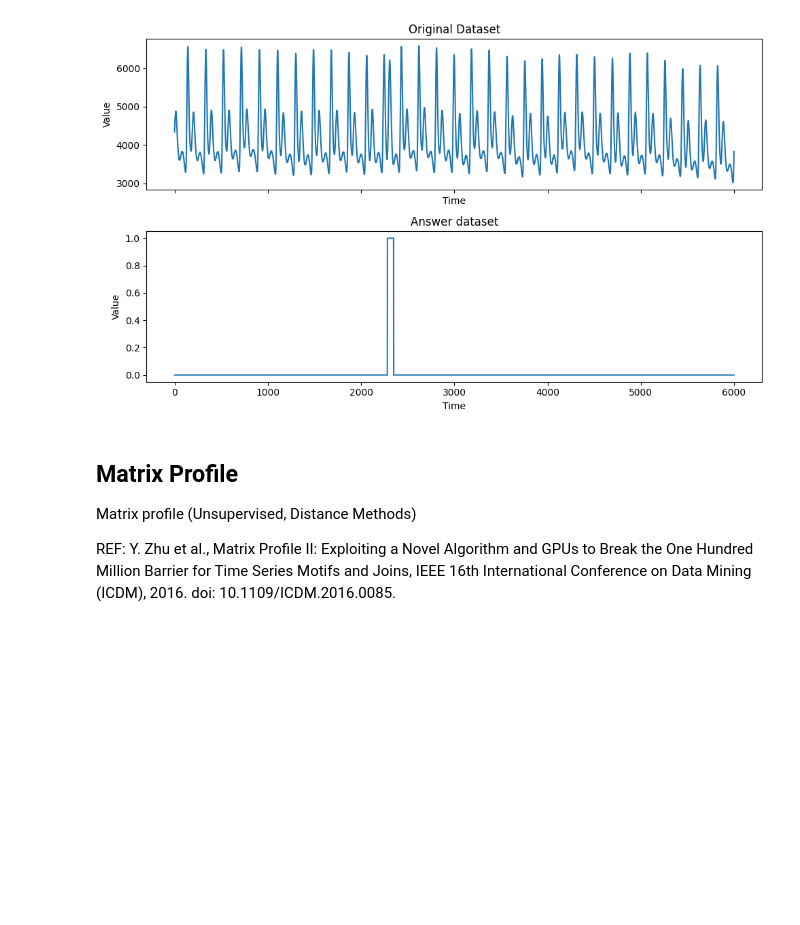
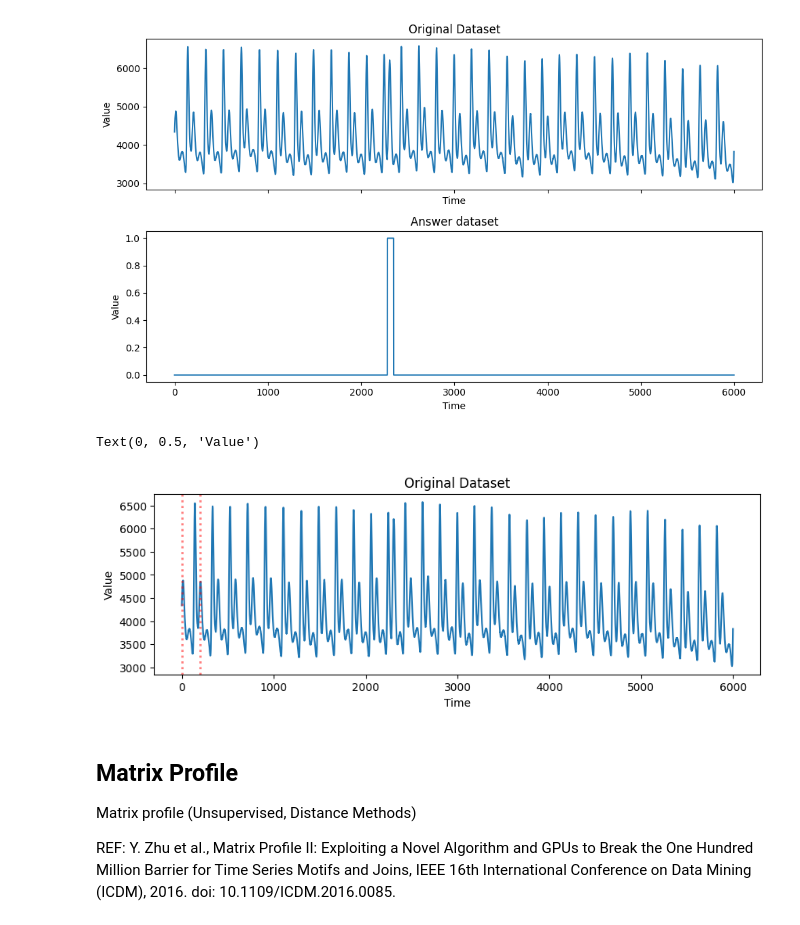
Before and after one commit to thanapol2/TS_KMITL, a Jupyter notebook: TSAD_AEON/lab_ex_TSAD_aeon.ipynb, the cells around one changed output. Cells and saved outputs as stored; diff of their text form; code cells hidden in the pictures; blank space fills up the shorter version.

```diff
--- a/TSAD_AEON/lab_ex_TSAD_aeon.ipynb
+++ b/TSAD_AEON/lab_ex_TSAD_aeon.ipynb
@@ -83,7 +83,17 @@ plt.show()
 # %%
 ## set window size
 
 window_size = 200
+plt.figure(figsize=(10, 3))
+plt.plot(TS)
+plt.title("Original Dataset")
+plt.axvline(x=0, color='red', linestyle=':', linewidth=2, alpha=0.5)
+plt.axvline(x=window_size-1, color='red', linestyle=':', linewidth=2, alpha=0.5)
+plt.xlabel("Time")
+plt.ylabel("Value")
+# %% [output]
+Text(0, 0.5, 'Value')
+[figure, added]
 # %% [markdown]
 ## Matrix Profile
 
```
